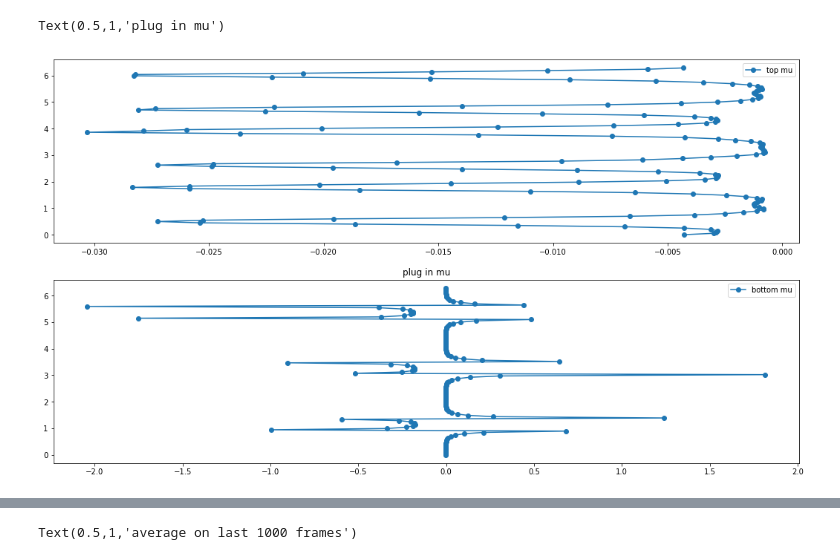
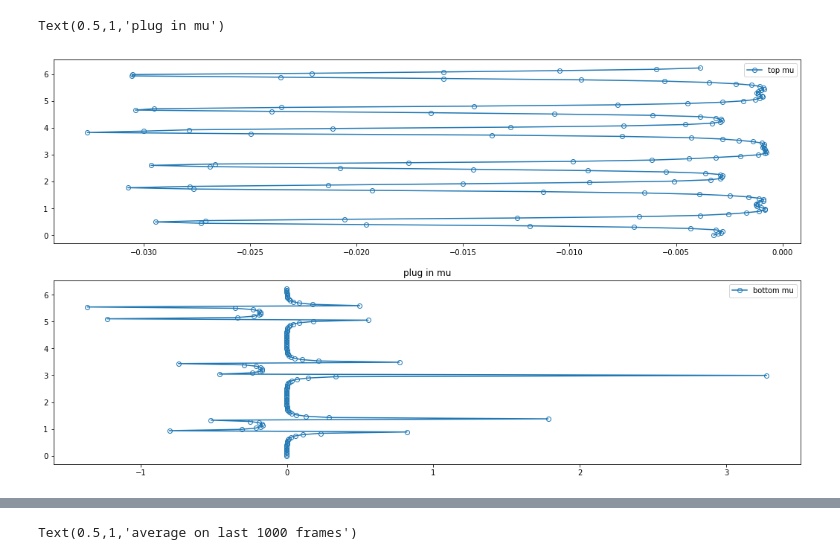
Before and after one commit to Zhengyu-Huang/Point-Jet, a Jupyter notebook: qg_model/Solver_q.ipynb, the cells around one changed output, grey strips where cells are left out. Cells and saved outputs as stored; diff of their text form; code cells hidden in the pictures.

```diff
--- a/qg_model/Solver_q.ipynb
+++ b/qg_model/Solver_q.ipynb
@@ -12,7 +12,8 @@ H =   [1.0, 1.0]               # the rest depths of each layer
 rho = [0.7, 0.8]               # the density of each layer
 beta = 12.0
 mu = 0.32                     # bottom drag
-dU = 1
+U = [1.0, 0.0]
+dU = U[0] - U[1]
 F1 = f0**2/(g*(rho[1] - rho[0])/rho[1] * H[0])
 F2 = f0**2/(g*(rho[1] - rho[0])/rho[1] * H[1])
 beta1, beta2 = beta + F1*dU, beta - F2*dU
@@ -28,12 +29,13 @@ psi = np.load(pre_file + "psi_data.npy")
 nt, nx, ny, nlayers = u.shape
 
 
-q_zonal_mean = np.mean(q, axis = 1)
-dq_zonal_mean = np.copy(q_zonal_mean)
+q_zonal_mean   = np.mean(q, axis = 1)
+psi_zonal_mean = np.mean(psi, axis = 1)
+dq_zonal_mean  = np.copy(q_zonal_mean)
 
 
 
-yy, dy = np.linspace(0, L, ny), L/(ny - 1)
+yy, dy = np.linspace(0, L - L/ny, ny), L/ny
 
 flux_zonal_mean = np.mean(v * q, axis = 1)
 for i in range(nt):
@@ -106,15 +118,15 @@ for i in [500,1000]:
 # %%
 mu_mean = postprocess_mu(pre_file, L, beta1, beta2, last_n_outputs = 1000)
 
 fig, ax = plt.subplots(2,figsize=(18,10))
-ax[0].plot(mu_mean[0, :], yy, "-o", label="top mu")
+ax[0].plot(mu_mean[0, :], yy, "-o", fillstyle = "none", label="top mu")
 ax[0].legend()
-ax[1].plot(mu_mean[1, :], yy, "-o", label="bottom mu")
+ax[1].plot(mu_mean[1, :], yy, "-o", fillstyle = "none", label="bottom mu")
 ax[1].legend()
 plt.title("plug in mu")
 # %% [output]
 Text(0.5,1,'plug in mu')
-[figure, old version]
+[figure, new version]
 # %%
 from Solver_q import *
 
```
Also changed, not shown: parts of 8 cells of this notebook, 3 other files.
